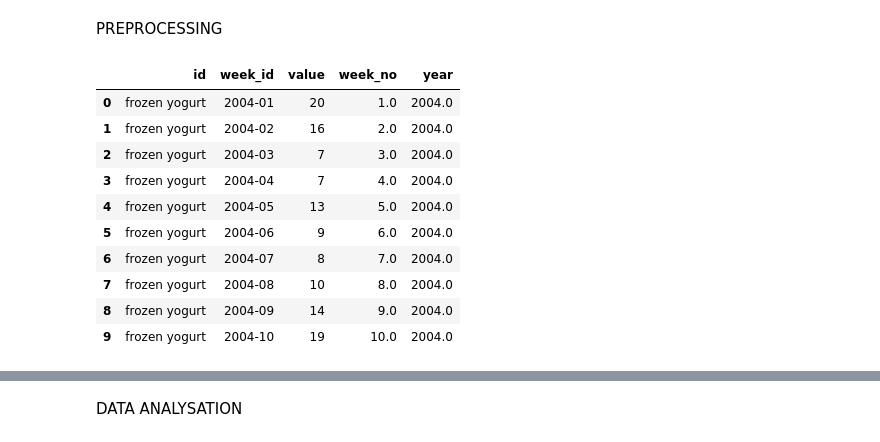
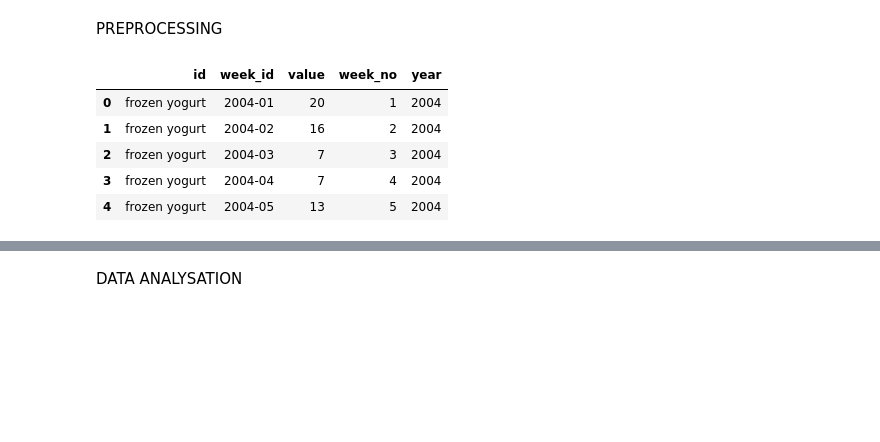
Before and after one commit to Piyushoberoy/SEASONAL_SALE_PREDICTION, a Jupyter notebook: TEST.ipynb, the cells around one changed output, grey strips where cells are left out. Saved outputs shown, nothing was run; the diff lists cells and outputs as text; code cells hidden in the pictures; blank space fills up the shorter version.

```diff
--- a/TEST.ipynb
+++ b/TEST.ipynb
@@ -38,24 +39,3 @@ file.head(20)
 | 19 | frozen-yogurt | 2004-20 | 20 |
 # %% [markdown]
 PREPROCESSING
-# %%
-for i, item in enumerate(file["week_id"]):
-    file.loc[i,["week_no"]]=int(item[5:])
-    file.loc[i,["year"]]=int(item[:4])
-
-for i, item in enumerate(file["id"]):
-    file.loc[i, ["id"]] = item.replace("-"," ")
-
-file.head(10)
-# %% [output]
-|  | id | week_id | value | week_no | year |
-| 0 | frozen yogurt | 2004-01 | 20 | 1.0 | 2004.0 |
-| 1 | frozen yogurt | 2004-02 | 16 | 2.0 | 2004.0 |
-| 2 | frozen yogurt | 2004-03 | 7 | 3.0 | 2004.0 |
-| 3 | frozen yogurt | 2004-04 | 7 | 4.0 | 2004.0 |
-| 4 | frozen yogurt | 2004-05 | 13 | 5.0 | 2004.0 |
-| 5 | frozen yogurt | 2004-06 | 9 | 6.0 | 2004.0 |
-| 6 | frozen yogurt | 2004-07 | 8 | 7.0 | 2004.0 |
-| 7 | frozen yogurt | 2004-08 | 10 | 8.0 | 2004.0 |
-| 8 | frozen yogurt | 2004-09 | 14 | 9.0 | 2004.0 |
-| 9 | frozen yogurt | 2004-10 | 19 | 10.0 | 2004.0 |
@@ -70,0 +42,13 @@ for i, item in enumerate(file["id"]):
+# %%
+file['week_no'] = file['week_id'].str.split('-').str[1].astype(int)
+file['year'] = file['week_id'].str.split('-').str[0].astype(int)
+
+file['id'] = file['id'].str.replace('-', ' ')
+file.head(5)
+# %% [output]
+|  | id | week_id | value | week_no | year |
+| 0 | frozen yogurt | 2004-01 | 20 | 1 | 2004 |
+| 1 | frozen yogurt | 2004-02 | 16 | 2 | 2004 |
+| 2 | frozen yogurt | 2004-03 | 7 | 3 | 2004 |
+| 3 | frozen yogurt | 2004-04 | 7 | 4 | 2004 |
+| 4 | frozen yogurt | 2004-05 | 13 | 5 | 2004 |
```
Also changed, not shown: parts of 18 cells of this notebook, 4 other files.
